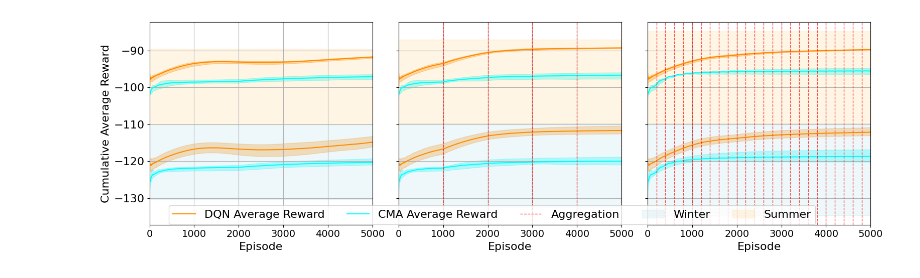
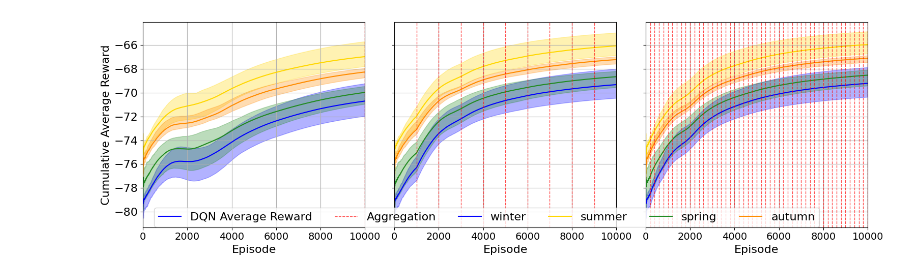
Before and after one commit to LucasHartmanWestern/rl-for-vrp-csp, a Jupyter notebook: experiments/Part 1 Figures.ipynb, the cells around one changed output. Cells and saved outputs as stored; diff of their text form; code cells hidden in the pictures.

Commit message:
Update figures

```diff
--- a/experiments/Part 1 Figures.ipynb
+++ b/experiments/Part 1 Figures.ipynb
@@ -18,12 +18,19 @@ colors = {
     "CMA": 'cyan',
     "ODT": 'blueviolet'
 }
+
+season_colors = {
+    "winter": 'blue',
+    "spring": 'forestgreen',
+    "summer": 'gold',
+    "autumn": 'darkorange'
+}
 # %%
-starting_exp = 4072
-ending_exp = 4107
+starting_exp = 7018
+ending_exp = 7035
 save_processed_data = True
-exp_lists_preformatted = ['4000_4035.csv', '4072_4107.csv'] # Existing formatted datasets
-# exp_lists_preformatted = []
+exp_lists_preformatted = ['4000_4017.csv', '4018_4035.csv', '5000_5017.csv', '5018_5035.csv', '7000_7017.csv', '7018_7035.csv'] # Existing formatted datasets
+#exp_lists_preformatted = []
 
 
 experiments = range(starting_exp, ending_exp + 1)
@@ -170,6 +170,10 @@ cumulative_avg_reward_by_algorithm['num_aggs'] = np.where(
 algorithm_handles = []
 algorithm_labels = []
 algorithms_added = set()
+
+season_handles = []
+season_labels = []
+seasons_added = set()
 
 # Begin plotting
 agg_levels_sorted = sorted(cumulative_avg_reward_by_algorithm['num_aggs'].unique(), reverse=False)
@@ -214,14 +218,16 @@ for plot_ind, agg_level in enumerate(agg_levels_sorted):
                 min_cumulative_avg_reward.index,
                 min_cumulative_avg_reward.values,
                 max_cumulative_avg_reward.values,
-                color=colors[algo],
+                color=season_colors[season],
+                #color=color[algo]
                 alpha=0.3
             )
             # Plot the mean cumulative average reward
             line, = ax.plot(
                 mean_cumulative_avg_reward.index,
                 mean_cumulative_avg_reward.values,
-                color=colors[algo]
+                color=season_colors[season]
+                #color=color[algo]
             )
 
             # Collect algorithm handles and labels if not already added
@@ -230,6 +236,11 @@ for plot_ind, agg_level in enumerate(agg_levels_sorted):
                 algorithm_labels.append(f'{algo} Average Reward')
                 algorithms_added.add(algo)
 
+        if season not in seasons_added:
+            season_handles.append(line)
+            season_labels.append(f'{season}')
+            seasons_added.add(season)
+
     # Plot aggregation lines
     for agg in range(1, agg_level + 1):
         if agg == 1:
@@ -237,62 +248,65 @@ for plot_ind, agg_level in enumerate(agg_levels_sorted):
         else:
             ax.axvline(x=(agg * eps_per_agg), color='r', linestyle='--', linewidth=1, alpha=0.7)
 
-    # Shade the seasons across the entire x-axis range
-    x_min, x_max = ax.get_xlim()
-    x_values = np.linspace(x_min, x_max, num=1000)
-    y_min, y_max = ax.get_ylim()
-    y_mid = (y_max + y_min) / 2  # Midpoint of y-axis for shading
+    # # Shade the seasons across the entire x-axis range
+    # x_min, x_max = ax.get_xlim()
+    # x_values = np.linspace(x_min, x_max, num=1000)
+    # y_min, y_max = ax.get_ylim()
+    # y_mid = (y_max + y_min) / 2  # Midpoint of y-axis for shading
 
-    # Create shading for seasons
-    winter_shade = ax.fill_between(
-        x=x_values,
-        y1=y_min,
-        y2=y_mid,
-        color='lightblue',
-        alpha=0.2
-    )
-    summer_shade = ax.fill_between(
-        x=x_values,
-        y1=y_mid,
-        y2=y_max,
-        color='orange',
-        alpha=0.1
-    )
+    # # Create shading for seasons
+    # winter_shade = ax.fill_between(
+    #     x=x_values,
+    #     y1=y_min,
+    #     y2=y_mid,
+    #     color='lightblue',
+    #     alpha=0.2
+    # )
+    # summer_shade = ax.fill_between(
+    #     x=x_values,
+    #     y1=y_mid,
+    #     y2=y_max,
+    #     color='orange',
+    #     alpha=0.1
+    # )
 
     # Remove legends from individual subplots
     # We don't call ax.legend() here to prevent individual legends
 
     ax.set_xlabel('Episode')
     ax.grid(True)
-    ax.set_xlim(0, 5000)
+    ax.set_xlim(0, 10000)
 
 # Set the shared y-label
 axes[0].set_ylabel('Cumulative Average Reward')
 
 # Create custom legend entries for seasons
-winter_handle = Patch(facecolor='lightblue', edgecolor='lightblue', alpha=0.2, label='Winter')
-summer_handle = Patch(facecolor='orange', edgecolor='orange', alpha=0.1, label='Summer')
+# winter_handle = Patch(facecolor='lightblue', edgecolor='lightblue', alpha=0.2, label='Winter')
+# summer_handle = Patch(facecolor='orange', edgecolor='orange', alpha=0.1, label='Summer')
 
 # Create a custom legend entry for aggregation lines
 aggregation_handle = Line2D(
     [0], [0], color='r', linestyle='--', linewidth=1, alpha=0.7, label='Aggregation'
 )
 
 # Combine all legend handles and labels
-handles = algorithm_handles + [aggregation_handle, winter_handle, summer_handle]
-labels = algorithm_labels + ['Aggregation', 'Winter', 'Summer']
+#handles = algorithm_handles + [aggregation_handle, winter_handle, summer_handle]
+handles = algorithm_handles + [aggregation_handle] + season_handles
+
+#labels = algorithm_labels + ['Aggregation', 'Winter', 'Summer']
+labels = algorithm_labels + ['Aggregation'] + season_labels
 
 # Place the legend outside of the subplots
 fig.legend(handles, labels, loc='lower center', ncol=len(handles), bbox_to_anchor=(0.5, 0.13))
 
 # Adjust layout to make room for the legend
 fig.tight_layout(rect=[0, 0, 1, 1])
 
 fig.savefig('./Figures/aggregation_comparison.png', dpi=300, bbox_inches='tight')
 
 plt.show()
 # %% [output]
-[figure, old version]
+[figure, new version]
 # %%
 cumulative_avg_reward_by_algorithm['num_aggs'] = np.where(
     (cumulative_avg_reward_by_algorithm['num_aggs'] == 3) &
```
Also changed, not shown: parts of 2 cells of this notebook, 35 other files.
